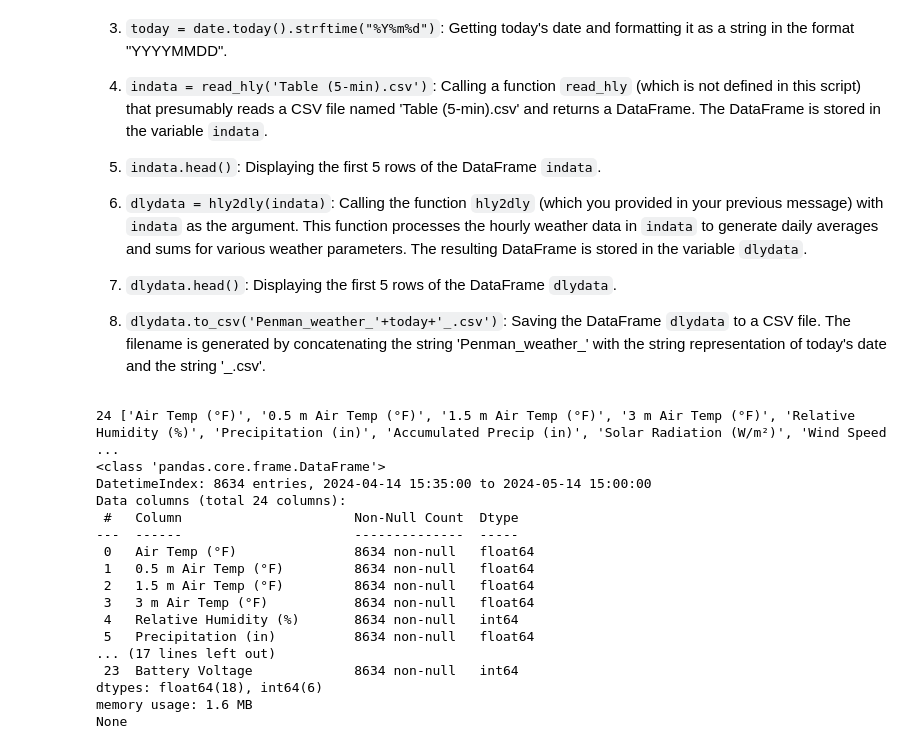
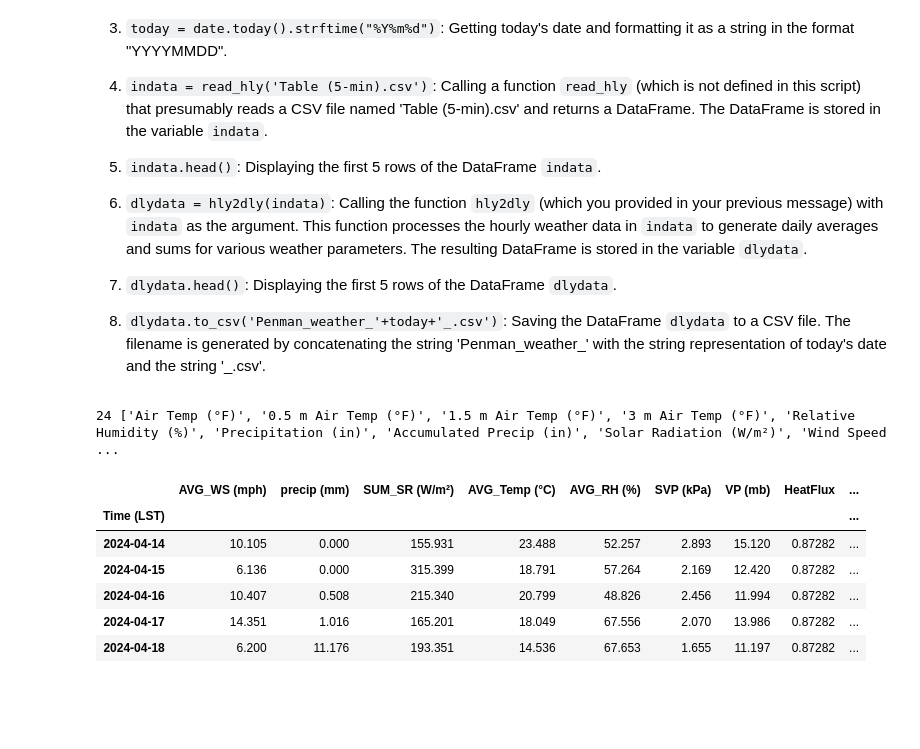
Before and after one commit to dsyang1024/SoilMoisture_analysis, a Jupyter notebook: Weather_for_Penman/hly2dly_weather_gen.ipynb, the cells around one changed output. Cells and saved outputs as stored; diff of their text form; code cells hidden in the pictures; blank space fills up the shorter version.

```diff
--- a/Weather_for_Penman/hly2dly_weather_gen.ipynb
+++ b/Weather_for_Penman/hly2dly_weather_gen.ipynb
@@ -145,0 +189,24 @@ def hly2dly(indata):
+# %%
+def get_heatflux(dlydata):
+    # set up the heatflux dictionary
+    heatfluxdict = {1: -0.05070, 2: 0.53883, 3: 0.87173, 4: 0.87282, 5: 0.74453, 6: 0.41668, 7: -0.00046, 8: -0.32468, 9: -0.68616, 10: -0.89309, 11: -0.87893, 12: -0.61055}
+
+    # add a column 'Month' to the dlydata using the index of dlydata
+    dlydata['Month'] = dlydata.index.month
+
+    # add new column 'HeatFlux' to the dlydata using Month from the index of dlydata and mtdata dictionary
+    dlydata['HeatFlux (MJ/m²/day)'] = dlydata['Month'].map(heatfluxdict)
+
+    # drop the 'Month' column
+    dlydata = dlydata.drop(columns=['Month'])
+
+    # convert to julian date from the dlydata index
+    dlydata["year"]=dlydata.index.year
+    dlydata['month'] = 1
+    dlydata['day'] = 1
+    dlydata['J1Date']=pd.to_datetime(dlydata[["year", "month", "day"]])
+    dlydata['Jdate']=dlydata.index.to_julian_date() - dlydata.J1Date.apply(pd.Timestamp.to_julian_date)
+    # drop the 'year', 'month', 'day', 'J1Date' columns
+    dlydata = dlydata.drop(columns=['year', 'month', 'day', 'J1Date'])
+
+    return dlydata
@@ -166,33 +353,31 @@ This Python script is performing the following steps:
 # %%
 import pandas as pd
 import numpy as np
 
 # get today's date as string
 from datetime import date
 today = date.today().strftime("%Y%m%d")
 
 indata = read_hly('Table (5-min).csv')
-indata.head()
 
+
+#! aggregate the data to daily
 dlydata = hly2dly(indata)
+#! get heatflux
+dlydata = get_heatflux(dlydata)
+# ! run the penman monteith model
+PET_Penman (dlydata)
+
+# save the data
+dlydata.to_csv('Penman_weather_'+today+'_.csv')
+
 dlydata.head()
-
-dlydata.to_csv('Penman_weather_'+today+'_.csv')
 # %% [output]
 24 ['Air Temp (°F)', '0.5 m Air Temp (°F)', '1.5 m Air Temp (°F)', '3 m Air Temp (°F)', 'Relative Humidity (%)', 'Precipitation (in)', 'Accumulated Precip (in)', 'Solar Radiation (W/m²)', 'Wind Speed  ...
-<class 'pandas.core.frame.DataFrame'>
-DatetimeIndex: 8634 entries, 2024-04-14 15:35:00 to 2024-05-14 15:00:00
-Data columns (total 24 columns):
- #   Column                      Non-Null Count  Dtype
----  ------                      --------------  -----
- 0   Air Temp (°F)               8634 non-null   float64
- 1   0.5 m Air Temp (°F)         8634 non-null   float64
- 2   1.5 m Air Temp (°F)         8634 non-null   float64
- 3   3 m Air Temp (°F)           8634 non-null   float64
- 4   Relative Humidity (%)       8634 non-null   int64
- 5   Precipitation (in)          8634 non-null   float64
-... (17 lines left out)
- 23  Battery Voltage             8634 non-null   int64
-dtypes: float64(18), int64(6)
-memory usage: 1.6 MB
-None
+|  | AVG_WS (mph) | precip (mm) | SUM_SR (W/m²) | AVG_Temp (°C) | AVG_RH (%) | SVP (kPa) | VP (mb) | HeatFlux | ... |
+| Time (LST) |  |  |  |  |  |  |  |  | ... |
+| 2024-04-14 | 10.105 | 0.000 | 155.931 | 23.488 | 52.257 | 2.893 | 15.120 | 0.87282 | ... |
+| 2024-04-15 | 6.136 | 0.000 | 315.399 | 18.791 | 57.264 | 2.169 | 12.420 | 0.87282 | ... |
+| 2024-04-16 | 10.407 | 0.508 | 215.340 | 20.799 | 48.826 | 2.456 | 11.994 | 0.87282 | ... |
+| 2024-04-17 | 14.351 | 1.016 | 165.201 | 18.049 | 67.556 | 2.070 | 13.986 | 0.87282 | ... |
+| 2024-04-18 | 6.200 | 11.176 | 193.351 | 14.536 | 67.653 | 1.655 | 11.197 | 0.87282 | ... |
```
Also changed, not shown: parts of 12 cells of this notebook, 1 other file.
